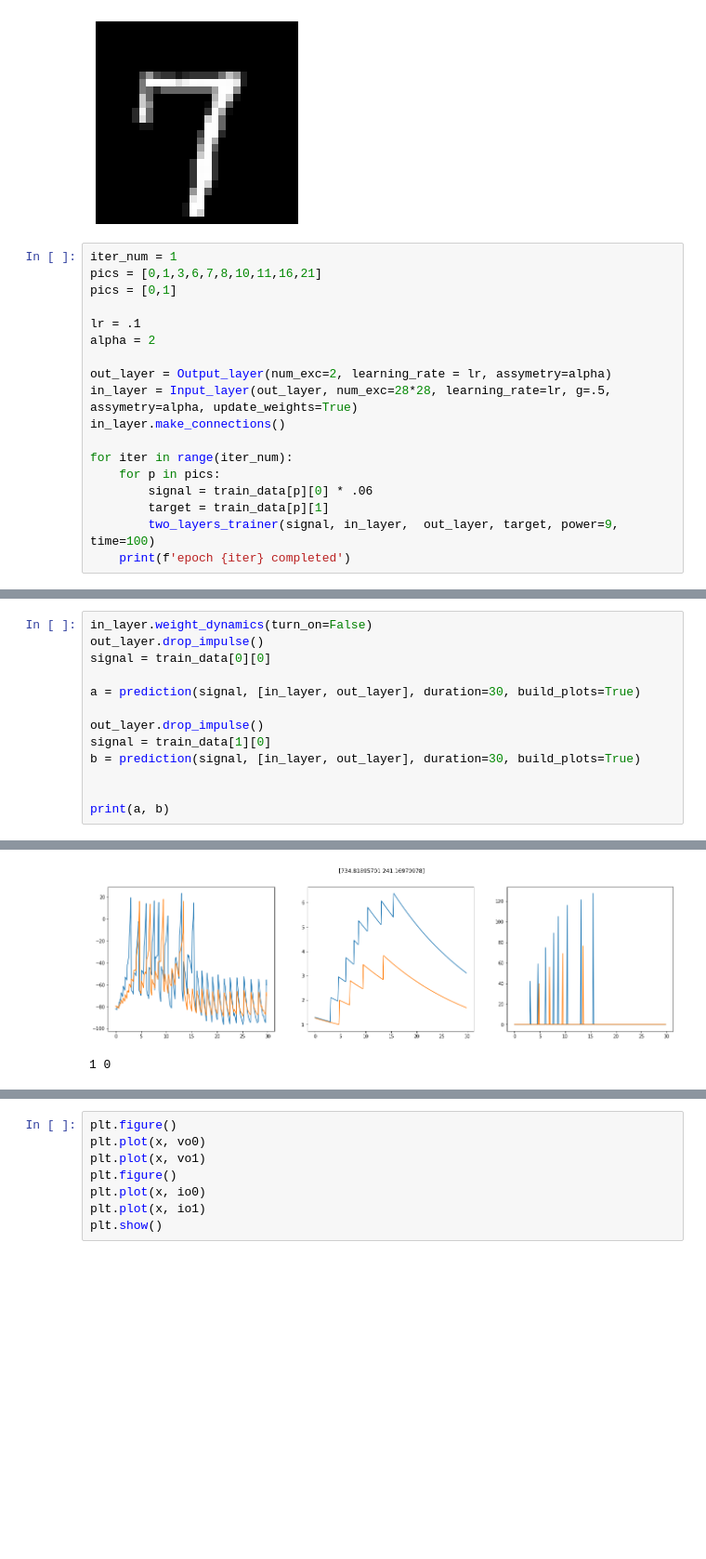
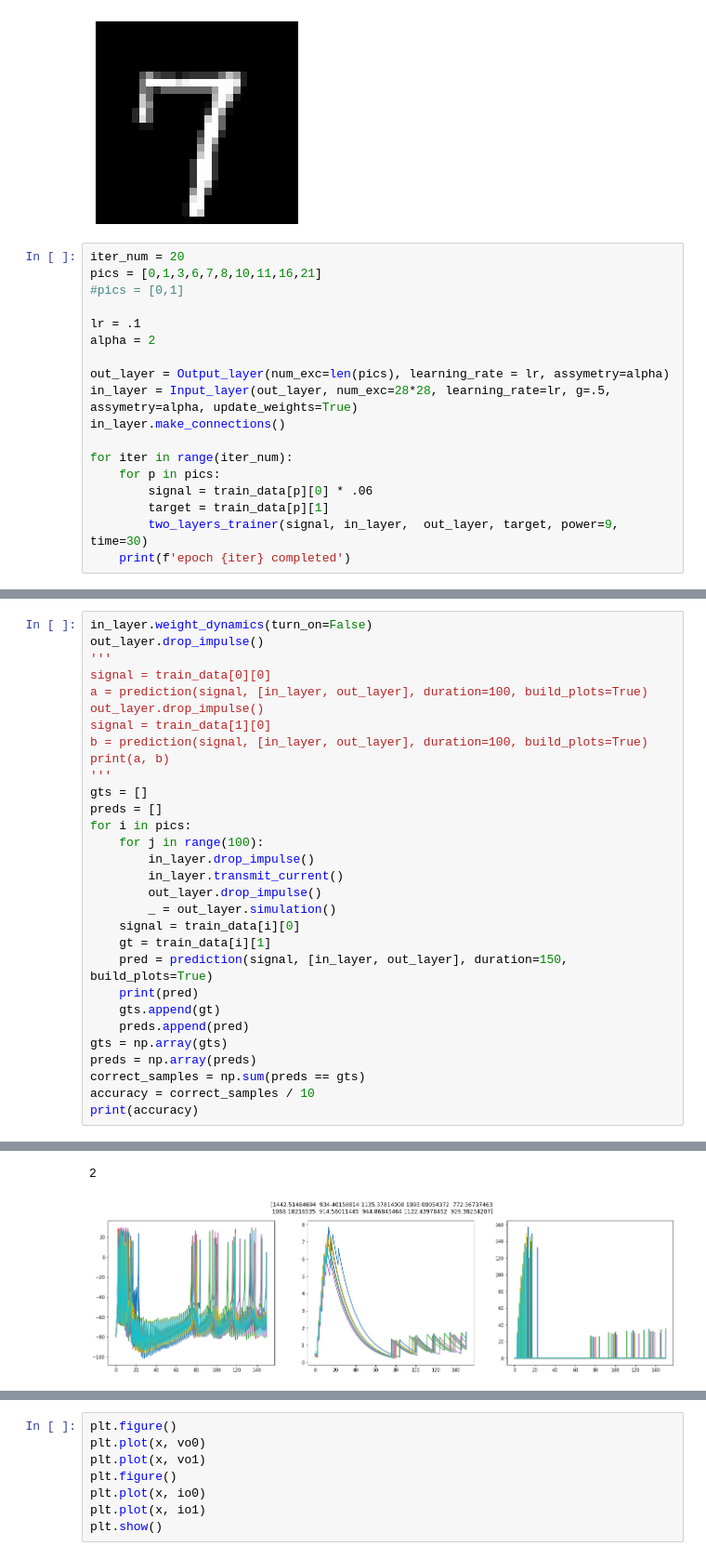
Before and after one commit to iamkg0/SNN_Izhikevich, a Jupyter notebook: test.ipynb, the cells around one changed output, grey strips where cells are left out. Shown at 93% size. Drawn from its saved outputs; the diff is of its cells as text; blank space fills up the shorter version.

```diff
--- a/test.ipynb
+++ b/test.ipynb
@@ -45,14 +45,14 @@ train_data, test_data = data_preparation(data_X, data_y)
 Label = 7
 [figure]
 # %%
-iter_num = 1
+iter_num = 20
 pics = [0,1,3,6,7,8,10,11,16,21]
-pics = [0,1]
+#pics = [0,1]
 
 lr = .1
 alpha = 2
 
-out_layer = Output_layer(num_exc=2, learning_rate = lr, assymetry=alpha)
+out_layer = Output_layer(num_exc=len(pics), learning_rate = lr, assymetry=alpha)
 in_layer = Input_layer(out_layer, num_exc=28*28, learning_rate=lr, g=.5, assymetry=alpha, update_weights=True)
 in_layer.make_connections()
 
@@ -60,7 +60,7 @@ for iter in range(iter_num):
     for p in pics:
         signal = train_data[p][0] * .06
         target = train_data[p][1]
-        two_layers_trainer(signal, in_layer,  out_layer, target, power=9, time=100)
+        two_layers_trainer(signal, in_layer,  out_layer, target, power=9, time=30)
     print(f'epoch {iter} completed')
 # %% [output]
 epoch 0 completed
@@ -67,14 +86,31 @@ epoch 0 completed
 # %%
 in_layer.weight_dynamics(turn_on=False)
 out_layer.drop_impulse()
+'''
 signal = train_data[0][0]
-
-a = prediction(signal, [in_layer, out_layer], duration=30, build_plots=True)
-
+a = prediction(signal, [in_layer, out_layer], duration=100, build_plots=True)
 out_layer.drop_impulse()
 signal = train_data[1][0]
-b = prediction(signal, [in_layer, out_layer], duration=30, build_plots=True)
-
-
+b = prediction(signal, [in_layer, out_layer], duration=100, build_plots=True)
 print(a, b)
+'''
+gts = []
+preds = []
+for i in pics:
+    for j in range(100):
+        in_layer.drop_impulse()
+        in_layer.transmit_current()
+        out_layer.drop_impulse()
+        _ = out_layer.simulation()
+    signal = train_data[i][0]
+    gt = train_data[i][1]
+    pred = prediction(signal, [in_layer, out_layer], duration=150, build_plots=True)
+    print(pred)
+    gts.append(gt)
+    preds.append(pred)
+gts = np.array(gts)
+preds = np.array(preds)
+correct_samples = np.sum(preds == gts)
+accuracy = correct_samples / 10
+print(accuracy)
 # %% [output]
@@ -82,2 +118,2 @@ print(a, b)
+2
-[figure, old version]
+[figure, new version]
-1 0
```
Also changed, not shown: parts of 3 cells of this notebook.
